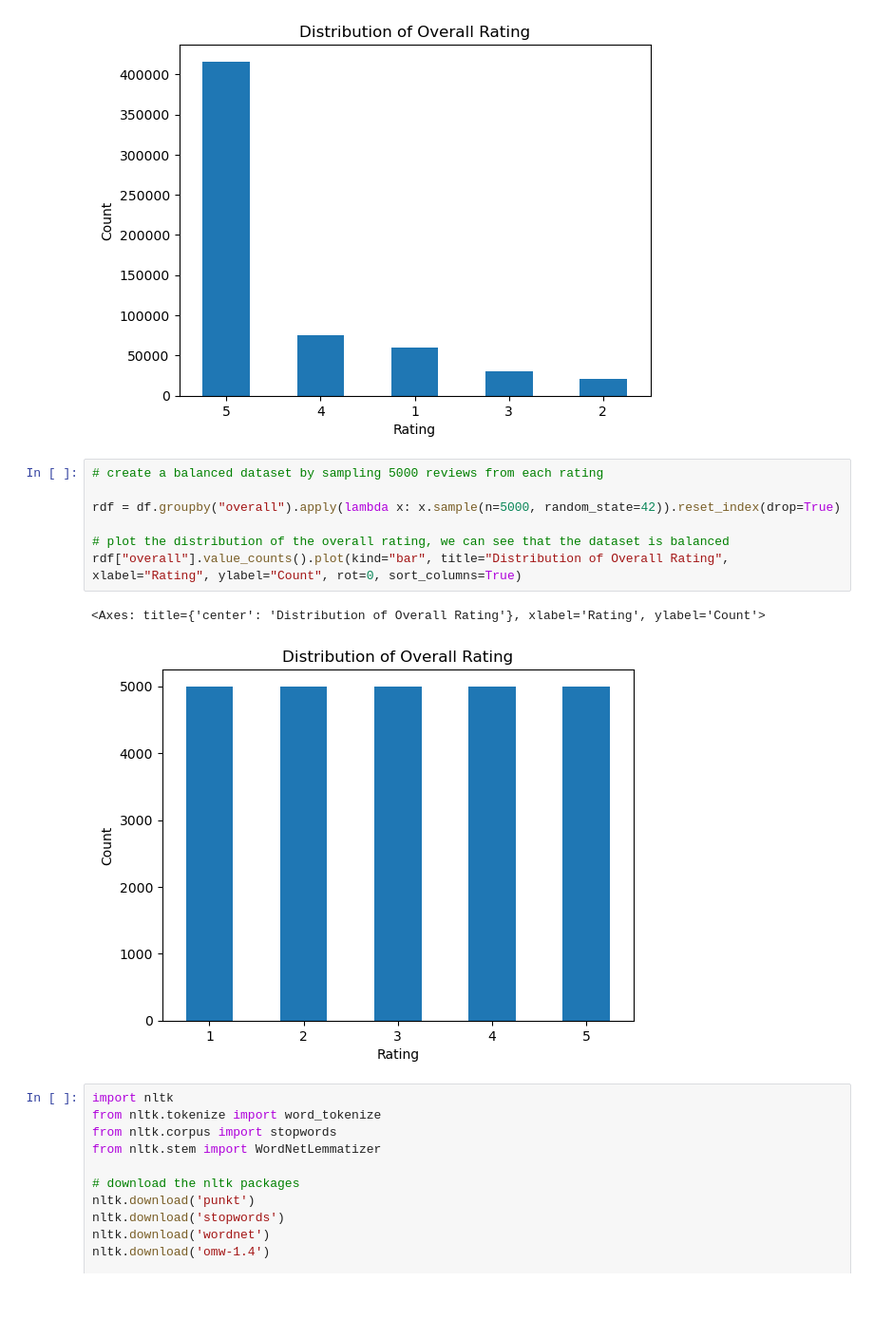
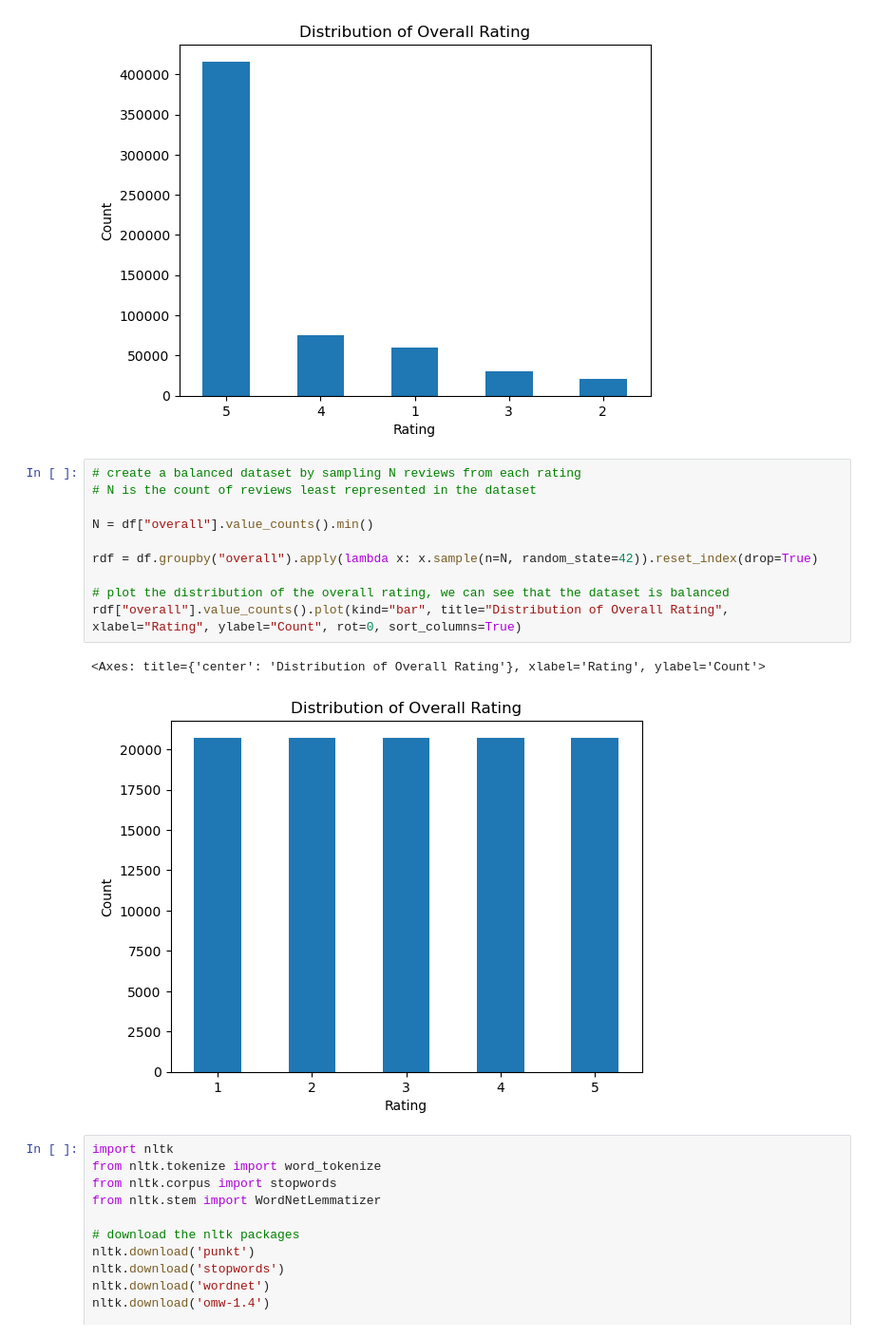
Before and after one commit to roman91DE/classification_amazon-reviews, a Jupyter notebook: main.ipynb, the cells around one changed output. Shown: that part at 95% size. Cells and saved outputs as stored; diff of their text form; blank space fills up the shorter version.

```diff
--- a/main.ipynb
+++ b/main.ipynb
@@ -68,15 +63,18 @@ df["overall"].value_counts().plot(kind="bar", title="Distribution of Overall Rat
 <Axes: title={'center': 'Distribution of Overall Rating'}, xlabel='Rating', ylabel='Count'>
 [figure]
 # %%
-# create a balanced dataset by sampling 5000 reviews from each rating
+# create a balanced dataset by sampling N reviews from each rating
+# N is the count of reviews least represented in the dataset
 
-rdf = df.groupby("overall").apply(lambda x: x.sample(n=5000, random_state=42)).reset_index(drop=True)
+N = df["overall"].value_counts().min()
+
+rdf = df.groupby("overall").apply(lambda x: x.sample(n=N, random_state=42)).reset_index(drop=True)
 
 # plot the distribution of the overall rating, we can see that the dataset is balanced
 rdf["overall"].value_counts().plot(kind="bar", title="Distribution of Overall Rating", xlabel="Rating", ylabel="Count", rot=0, sort_columns=True)
 # %% [output]
 <Axes: title={'center': 'Distribution of Overall Rating'}, xlabel='Rating', ylabel='Count'>
-[figure, old version]
+[figure, new version]
 # %%
 import nltk
 from nltk.tokenize import word_tokenize
```
Also changed, not shown: parts of 13 cells of this notebook.
